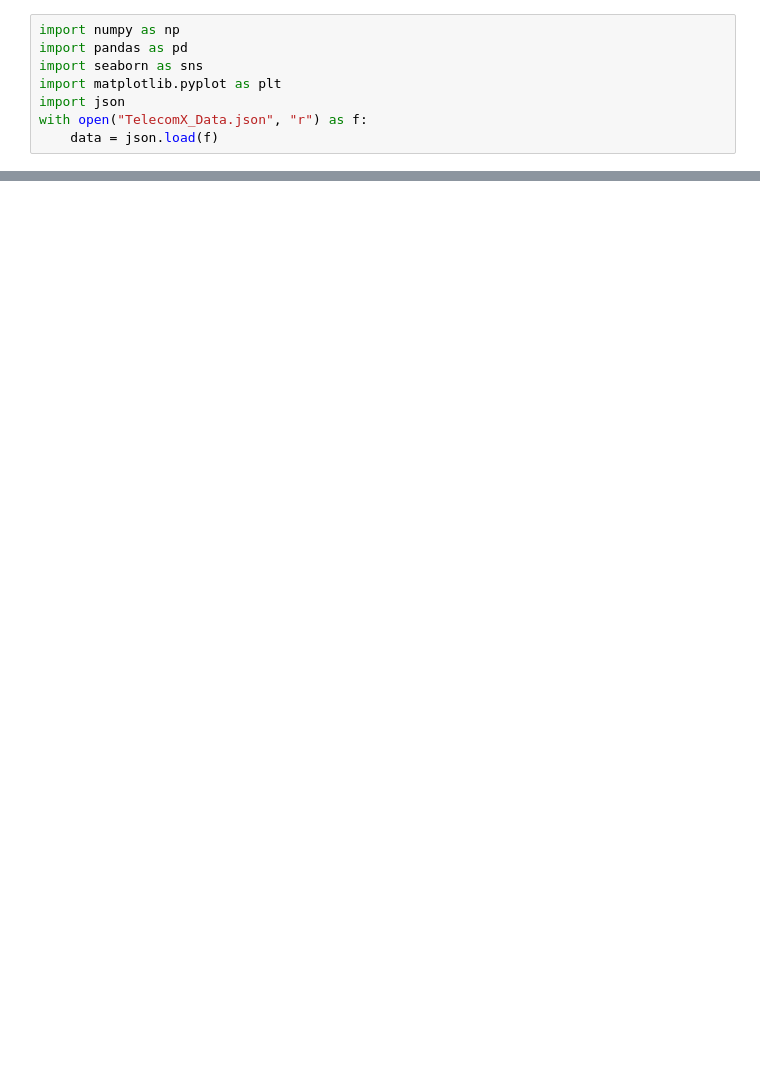
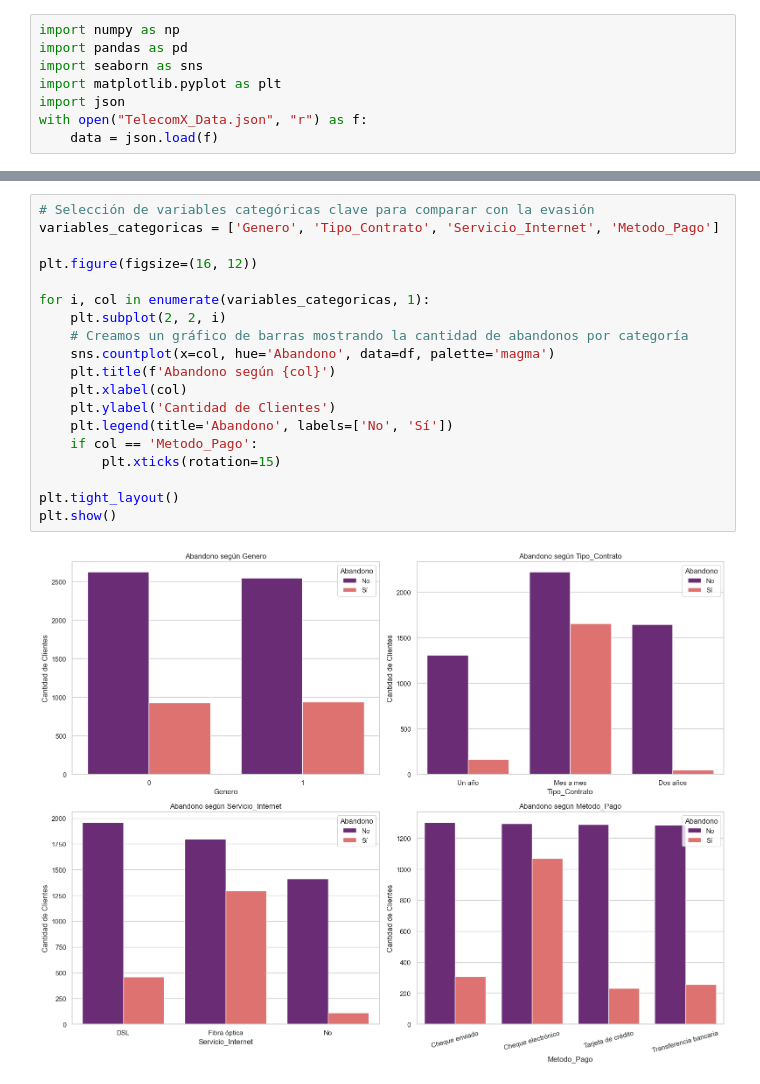
Before and after one commit to zxxcerbero/challenge2-data-science-LATAM, a Jupyter notebook: TelecomX_LATAM.ipynb, the cells around one changed output, grey strips where cells are left out. Saved outputs shown, nothing was run; the diff lists cells and outputs as text; blank space fills up the shorter version.

```diff
--- a/TelecomX_LATAM.ipynb
+++ b/TelecomX_LATAM.ipynb
@@ -75,0 +300,21 @@ pd.json_normalize(data)
+# %%
+# Selección de variables categóricas clave para comparar con la evasión
+variables_categoricas = ['Genero', 'Tipo_Contrato', 'Servicio_Internet', 'Metodo_Pago']
+
+plt.figure(figsize=(16, 12))
+
+for i, col in enumerate(variables_categoricas, 1):
+    plt.subplot(2, 2, i)
+    # Creamos un gráfico de barras mostrando la cantidad de abandonos por categoría
+    sns.countplot(x=col, hue='Abandono', data=df, palette='magma')
+    plt.title(f'Abandono según {col}')
+    plt.xlabel(col)
+    plt.ylabel('Cantidad de Clientes')
+    plt.legend(title='Abandono', labels=['No', 'Sí'])
+    if col == 'Metodo_Pago':
+        plt.xticks(rotation=15)
+
+plt.tight_layout()
+plt.show()
+# %% [output]
+[figure, added]
```
Also changed, not shown: parts of 35 cells of this notebook.
